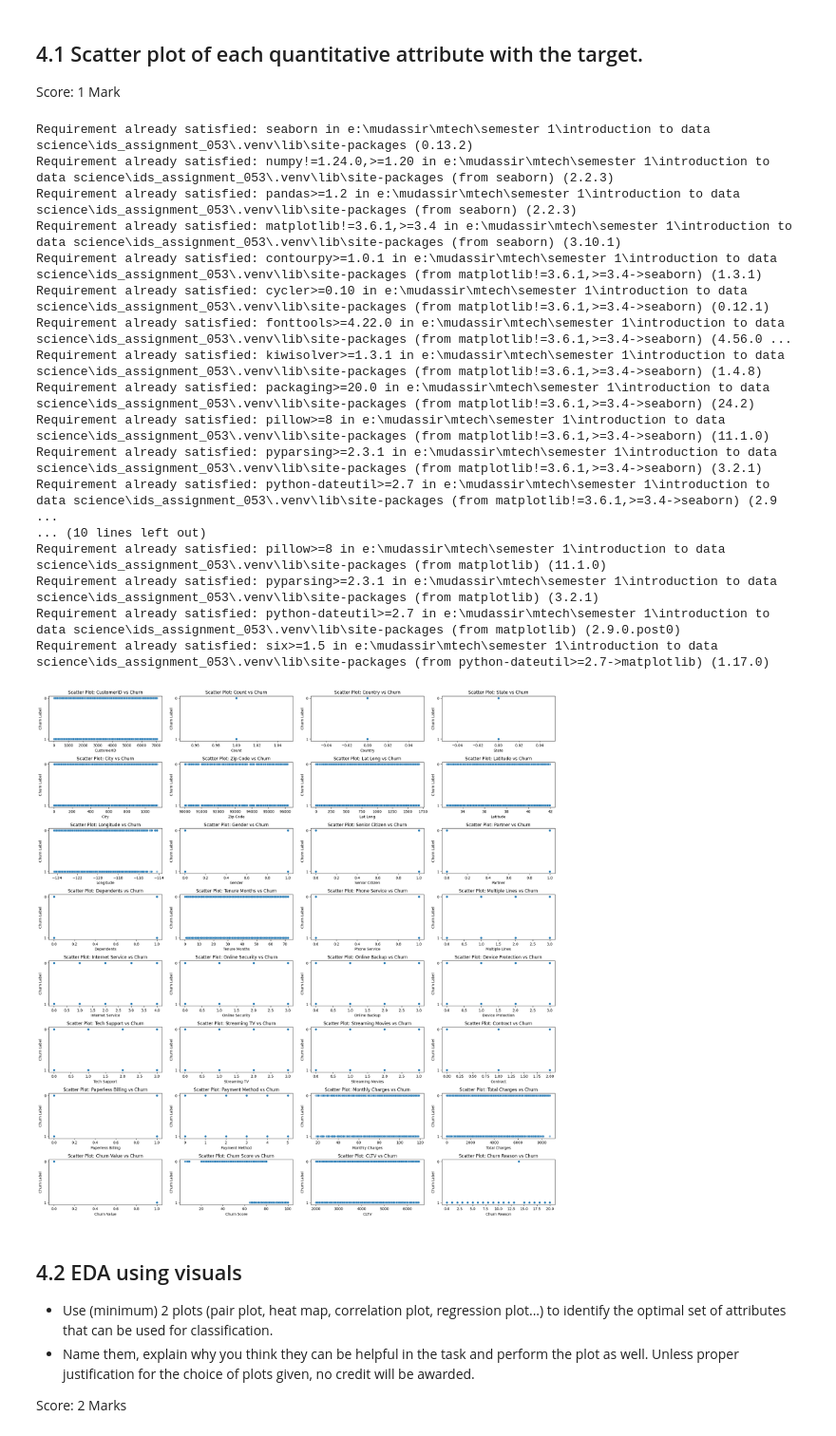
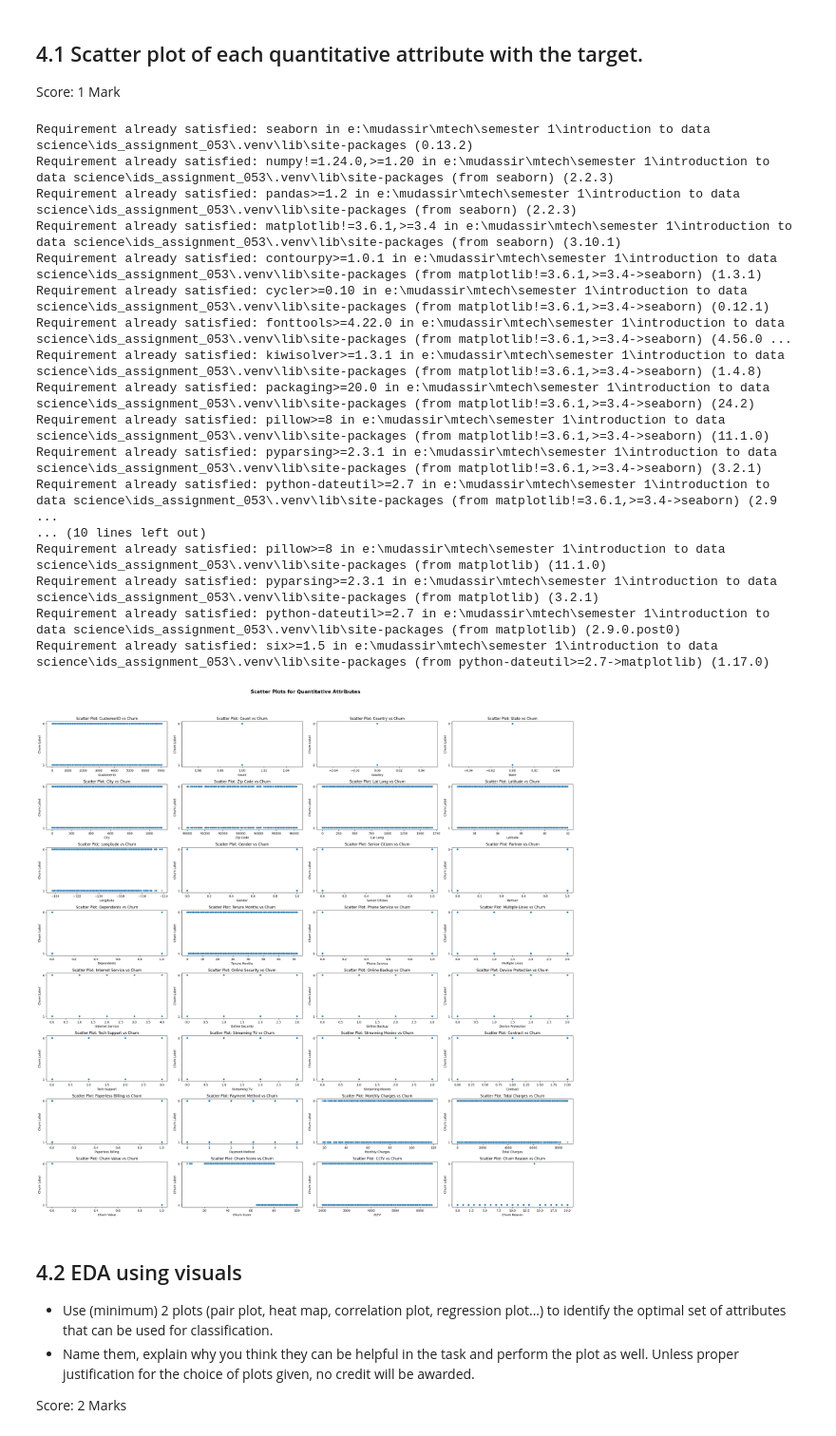
Before and after one commit to mudu89/IDS_Assignment_053, a Jupyter notebook: IDS_Assignment-1.ipynb, the cells around one changed output. Shown at 95% size. Drawn from its saved outputs; the diff is of its cells as text; code cells hidden in the pictures.

```diff
--- a/IDS_Assignment-1.ipynb
+++ b/IDS_Assignment-1.ipynb
@@ -342,12 +373,46 @@ cat_cols = df_cleaned.select_dtypes(include=["object"]).columns
 for col in cat_cols:
     df_cleaned[col] = df_cleaned[col].astype(str).str.strip().str.lower()
 
-# Handling Data inconsistencies
+
 cat_value_counts = {col: df_cleaned[col].unique()[:10] for col in cat_cols}  # Show first 10 unique values per column
 df_cleaned[cat_cols] = df_cleaned[cat_cols].fillna(df_cleaned[cat_cols].mode().iloc[0])
 
 # Verify remaining missing values
 print(f"After Data cleaning, the number of missing values")
 df_cleaned.isnull().sum()
+
+# Handling Data inconsistencies
+# Standardizing binary categorical columns (yes/no instead of 1/0)
+binary_cols = [
+    "Senior Citizen", "Partner", "Dependents", "Phone Service", "Paperless Billing"
+]
+
+for col in binary_cols:
+    df_cleaned[col] = df_cleaned[col].replace({"1": "yes", "0": "no"})
+
+# Standardizing service-related columns to remove "no internet service" or "no phone service"
+service_cols = [
+    "Multiple Lines", "Online Security", "Online Backup", "Device Protection",
+    "Tech Support", "Streaming TV", "Streaming Movies"
+]
+
+for col in service_cols:
+    df_cleaned[col] = df_cleaned[col].replace(
+        {"no internet service": "no", "no phone service": "no"}
+    )
+
+# Cleaning up Churn Label
+df_cleaned["Churn Label"] = df_cleaned["Churn Label"].replace({"nan": None}).fillna("no")
+df_cleaned["Churn Label"] = df_cleaned["Churn Label"].replace({"churned": "yes"})
+df_cleaned["Churn Label"] = df_cleaned["Churn Label"].replace({"stayed": "no"})
+df_cleaned["Churn Label"] = df_cleaned["Churn Label"].replace({"joined": "no"})
+
+# Converting Total Charges to numeric:
+df_cleaned["Total Charges"] = pd.to_numeric(df_cleaned["Total Charges"], errors="coerce")
+df_cleaned.fillna({"Total Charges":df_cleaned["Total Charges"].median()}, inplace=True)
+
+# Verify the cleaned data
+print("Data after cleaning categorical columns")
+df_cleaned[binary_cols + service_cols + ["Churn Label", "Churn Value", "Total Charges"]].head()
 # %% [output]
 After Data cleaning, the number of missing values
@@ -512,38 +572,38 @@ import seaborn as sns
 import matplotlib.pyplot as plt
 
 # Select numerical features
 quantitative_cols = X.select_dtypes(include=["int64", "float64"]).columns
-plt.figure(figsize=(20, 25))
-
+plt.figure(figsize=(25, 25))
+plt.suptitle("Scatter Plots for Quantitative Attributes",fontsize=16, fontweight='bold')
 for i, feature in enumerate(quantitative_cols, 1):
   #plt.figure(figsize=(15, 4))
-  plt.subplot(10, 4, i)  # Adjust rows & columns based on feature count
+  plt.subplot(8, 4, i)  # Adjust rows & columns based on feature count
   sns.scatterplot(x=X[feature], y=y, alpha=0.5)
   plt.xlabel(feature)
   plt.ylabel("Churn Label")
   plt.title(f"Scatter Plot: {feature} vs Churn")
 
-plt.tight_layout()
+plt.tight_layout(rect=[0, 0, 1, 0.95])
 plt.show()
 # %% [output]
 Requirement already satisfied: seaborn in e:\mudassir\mtech\semester 1\introduction to data science\ids_assignment_053\.venv\lib\site-packages (0.13.2)
 Requirement already satisfied: numpy!=1.24.0,>=1.20 in e:\mudassir\mtech\semester 1\introduction to data science\ids_assignment_053\.venv\lib\site-packages (from seaborn) (2.2.3)
 Requirement already satisfied: pandas>=1.2 in e:\mudassir\mtech\semester 1\introduction to data science\ids_assignment_053\.venv\lib\site-packages (from seaborn) (2.2.3)
 Requirement already satisfied: matplotlib!=3.6.1,>=3.4 in e:\mudassir\mtech\semester 1\introduction to data science\ids_assignment_053\.venv\lib\site-packages (from seaborn) (3.10.1)
 Requirement already satisfied: contourpy>=1.0.1 in e:\mudassir\mtech\semester 1\introduction to data science\ids_assignment_053\.venv\lib\site-packages (from matplotlib!=3.6.1,>=3.4->seaborn) (1.3.1)
 Requirement already satisfied: cycler>=0.10 in e:\mudassir\mtech\semester 1\introduction to data science\ids_assignment_053\.venv\lib\site-packages (from matplotlib!=3.6.1,>=3.4->seaborn) (0.12.1)
 Requirement already satisfied: fonttools>=4.22.0 in e:\mudassir\mtech\semester 1\introduction to data science\ids_assignment_053\.venv\lib\site-packages (from matplotlib!=3.6.1,>=3.4->seaborn) (4.56.0 ...
 Requirement already satisfied: kiwisolver>=1.3.1 in e:\mudassir\mtech\semester 1\introduction to data science\ids_assignment_053\.venv\lib\site-packages (from matplotlib!=3.6.1,>=3.4->seaborn) (1.4.8)
 Requirement already satisfied: packaging>=20.0 in e:\mudassir\mtech\semester 1\introduction to data science\ids_assignment_053\.venv\lib\site-packages (from matplotlib!=3.6.1,>=3.4->seaborn) (24.2)
 Requirement already satisfied: pillow>=8 in e:\mudassir\mtech\semester 1\introduction to data science\ids_assignment_053\.venv\lib\site-packages (from matplotlib!=3.6.1,>=3.4->seaborn) (11.1.0)
 Requirement already satisfied: pyparsing>=2.3.1 in e:\mudassir\mtech\semester 1\introduction to data science\ids_assignment_053\.venv\lib\site-packages (from matplotlib!=3.6.1,>=3.4->seaborn) (3.2.1)
 Requirement already satisfied: python-dateutil>=2.7 in e:\mudassir\mtech\semester 1\introduction to data science\ids_assignment_053\.venv\lib\site-packages (from matplotlib!=3.6.1,>=3.4->seaborn) (2.9 ...
 ... (10 lines left out)
 Requirement already satisfied: pillow>=8 in e:\mudassir\mtech\semester 1\introduction to data science\ids_assignment_053\.venv\lib\site-packages (from matplotlib) (11.1.0)
 Requirement already satisfied: pyparsing>=2.3.1 in e:\mudassir\mtech\semester 1\introduction to data science\ids_assignment_053\.venv\lib\site-packages (from matplotlib) (3.2.1)
 Requirement already satisfied: python-dateutil>=2.7 in e:\mudassir\mtech\semester 1\introduction to data science\ids_assignment_053\.venv\lib\site-packages (from matplotlib) (2.9.0.post0)
 Requirement already satisfied: six>=1.5 in e:\mudassir\mtech\semester 1\introduction to data science\ids_assignment_053\.venv\lib\site-packages (from python-dateutil>=2.7->matplotlib) (1.17.0)
-[figure, old version]
+[figure, new version]
 # %% [markdown]
 ## 4.2 EDA using visuals
 * Use (minimum) 2 plots (pair plot, heat map, correlation plot, regression plot...) to identify the optimal set of attributes that can be used for classification.
```
Also changed, not shown: parts of 14 cells of this notebook.
